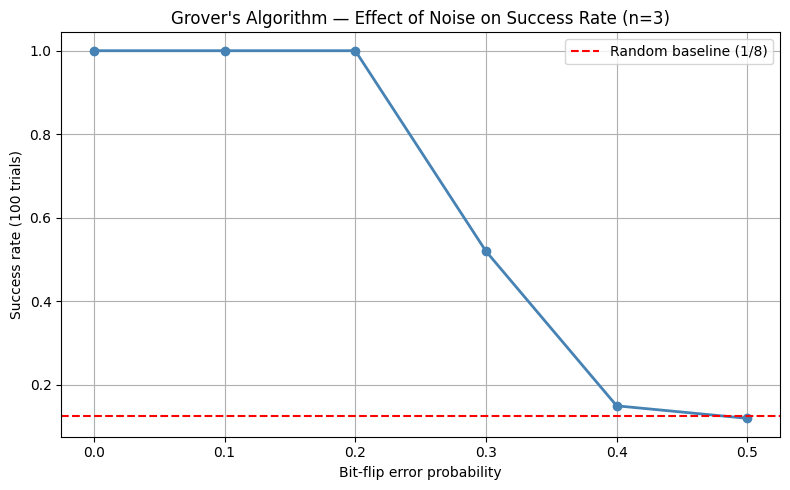
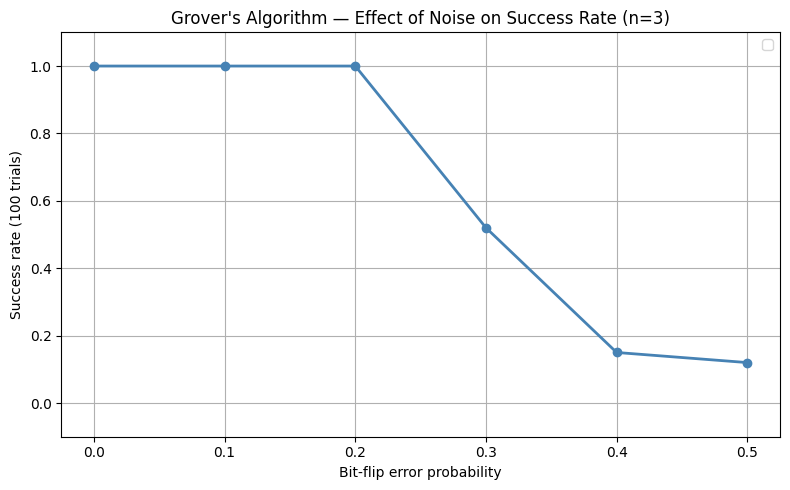
Code edit (unified diff) that turned the first committed figure into the second:
--- before
+++ after
@@ -9,4 +9,5 @@
             success_rates.append(float(row["success_rate"]))
 
+
     plt.figure(figsize=(8, 5))
     plt.plot(errors, success_rates, marker="o", color="steelblue", linewidth=2)
@@ -17,4 +18,6 @@
     plt.grid(True)
     plt.tight_layout()
+    plt.ylim(-0.05, 1.05)
+
     plt.show()
 

Commit: refined graphs